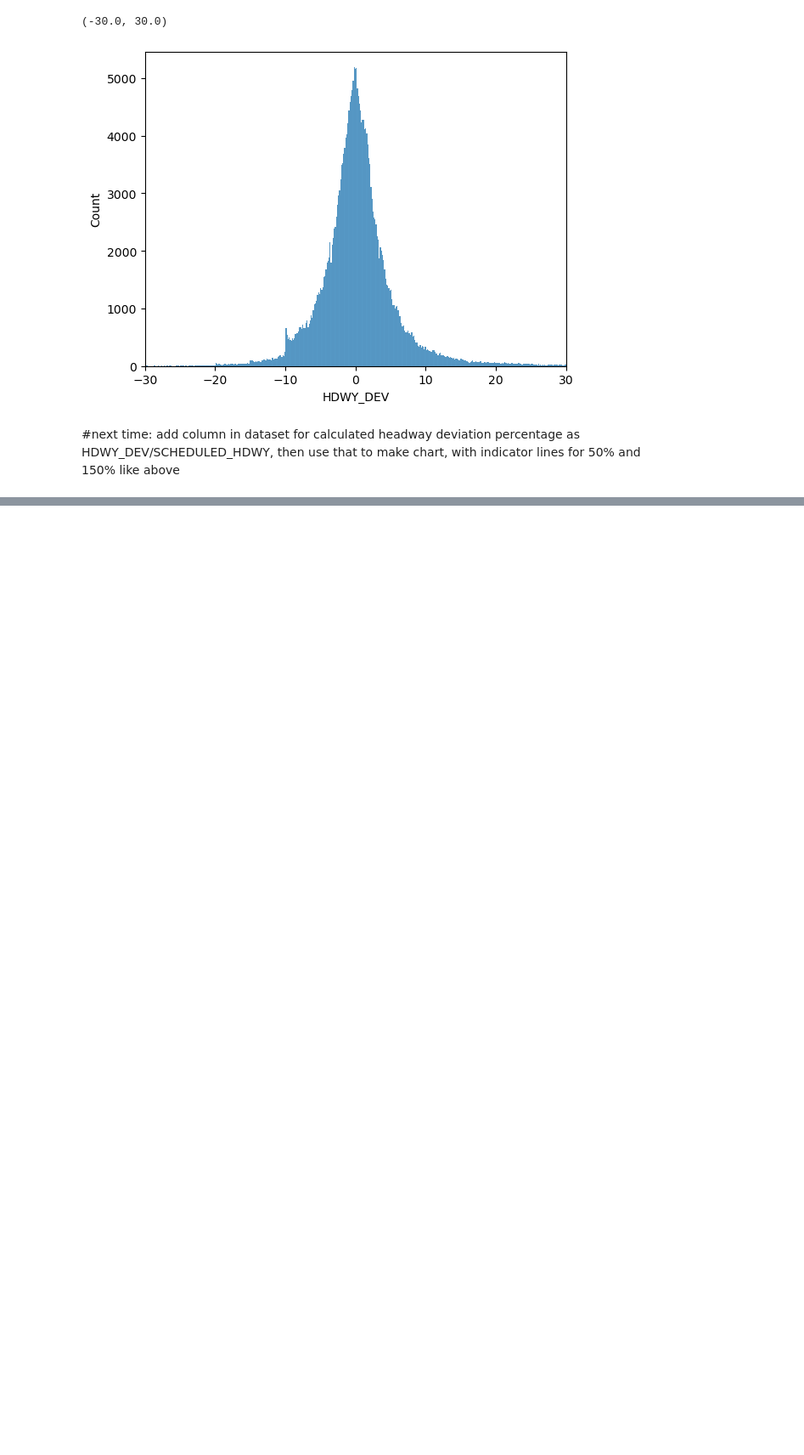
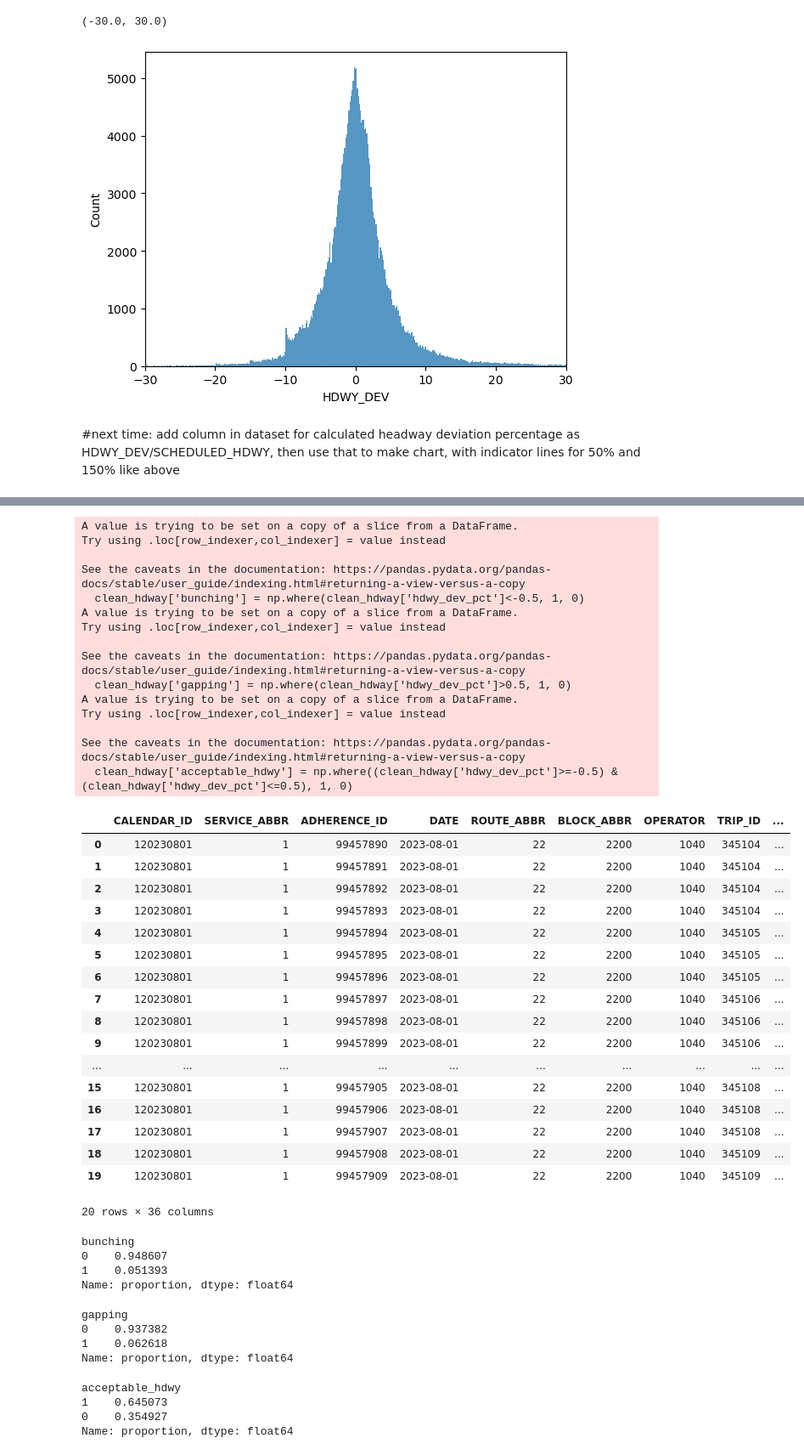
Before and after one commit to NSS-Data-Analytics-Cohort-11/wego-the-great-khans, a Jupyter notebook: notebooks/WeGo exploration.ipynb, the cells around one changed output, grey strips where cells are left out. Shown: that part at 85% size. Drawn from its saved outputs; the diff is of its cells as text; code cells hidden in the pictures; blank space fills up the shorter version.

```diff
--- a/notebooks/WeGo exploration.ipynb
+++ b/notebooks/WeGo exploration.ipynb
@@ -406,0 +315,62 @@ prev_stop_cancelled
+# %%
+#creating columns to show bunching, gapping, and acceptable range of headway
+
+clean_hdway['bunching'] = np.where(clean_hdway['hdwy_dev_pct']<-0.5, 1, 0)
+clean_hdway['gapping'] = np.where(clean_hdway['hdwy_dev_pct']>0.5, 1, 0)
+clean_hdway['acceptable_hdwy'] = np.where((clean_hdway['hdwy_dev_pct']>=-0.5) & (clean_hdway['hdwy_dev_pct']<=0.5), 1, 0)
+clean_hdway.head(20)
+# %% [output]
+A value is trying to be set on a copy of a slice from a DataFrame.
+Try using .loc[row_indexer,col_indexer] = value instead
+
+See the caveats in the documentation: https://pandas.pydata.org/pandas-docs/stable/user_guide/indexing.html#returning-a-view-versus-a-copy
+  clean_hdway['bunching'] = np.where(clean_hdway['hdwy_dev_pct']<-0.5, 1, 0)
+A value is trying to be set on a copy of a slice from a DataFrame.
+Try using .loc[row_indexer,col_indexer] = value instead
+
+See the caveats in the documentation: https://pandas.pydata.org/pandas-docs/stable/user_guide/indexing.html#returning-a-view-versus-a-copy
+  clean_hdway['gapping'] = np.where(clean_hdway['hdwy_dev_pct']>0.5, 1, 0)
+A value is trying to be set on a copy of a slice from a DataFrame.
+Try using .loc[row_indexer,col_indexer] = value instead
+
+See the caveats in the documentation: https://pandas.pydata.org/pandas-docs/stable/user_guide/indexing.html#returning-a-view-versus-a-copy
+  clean_hdway['acceptable_hdwy'] = np.where((clean_hdway['hdwy_dev_pct']>=-0.5) & (clean_hdway['hdwy_dev_pct']<=0.5), 1, 0)
+|  | CALENDAR_ID | SERVICE_ABBR | ADHERENCE_ID | DATE | ROUTE_ABBR | BLOCK_ABBR | OPERATOR | TRIP_ID | ... |
+| 0 | 120230801 | 1 | 99457890 | 2023-08-01 | 22 | 2200 | 1040 | 345104 | ... |
+| 1 | 120230801 | 1 | 99457891 | 2023-08-01 | 22 | 2200 | 1040 | 345104 | ... |
+| 2 | 120230801 | 1 | 99457892 | 2023-08-01 | 22 | 2200 | 1040 | 345104 | ... |
+| 3 | 120230801 | 1 | 99457893 | 2023-08-01 | 22 | 2200 | 1040 | 345104 | ... |
+| 4 | 120230801 | 1 | 99457894 | 2023-08-01 | 22 | 2200 | 1040 | 345105 | ... |
+| 5 | 120230801 | 1 | 99457895 | 2023-08-01 | 22 | 2200 | 1040 | 345105 | ... |
+| 6 | 120230801 | 1 | 99457896 | 2023-08-01 | 22 | 2200 | 1040 | 345105 | ... |
+| 7 | 120230801 | 1 | 99457897 | 2023-08-01 | 22 | 2200 | 1040 | 345106 | ... |
+| 8 | 120230801 | 1 | 99457898 | 2023-08-01 | 22 | 2200 | 1040 | 345106 | ... |
+| 9 | 120230801 | 1 | 99457899 | 2023-08-01 | 22 | 2200 | 1040 | 345106 | ... |
+| ... | ... | ... | ... | ... | ... | ... | ... | ... | ... |
+| 15 | 120230801 | 1 | 99457905 | 2023-08-01 | 22 | 2200 | 1040 | 345108 | ... |
+| 16 | 120230801 | 1 | 99457906 | 2023-08-01 | 22 | 2200 | 1040 | 345108 | ... |
+| 17 | 120230801 | 1 | 99457907 | 2023-08-01 | 22 | 2200 | 1040 | 345108 | ... |
+| 18 | 120230801 | 1 | 99457908 | 2023-08-01 | 22 | 2200 | 1040 | 345109 | ... |
+| 19 | 120230801 | 1 | 99457909 | 2023-08-01 | 22 | 2200 | 1040 | 345109 | ... |
+20 rows × 36 columns
+# %%
+clean_hdway.bunching.value_counts(normalize=True)
+# %% [output]
+bunching
+0    0.948607
+1    0.051393
+Name: proportion, dtype: float64
+# %%
+clean_hdway.gapping.value_counts(normalize=True)
+# %% [output]
+gapping
+0    0.937382
+1    0.062618
+Name: proportion, dtype: float64
+# %%
+clean_hdway.acceptable_hdwy.value_counts(normalize=True)
+# %% [output]
+acceptable_hdwy
+1    0.645073
+0    0.354927
+Name: proportion, dtype: float64
```
Also changed, not shown: parts of 67 cells of this notebook, 1 other file.
